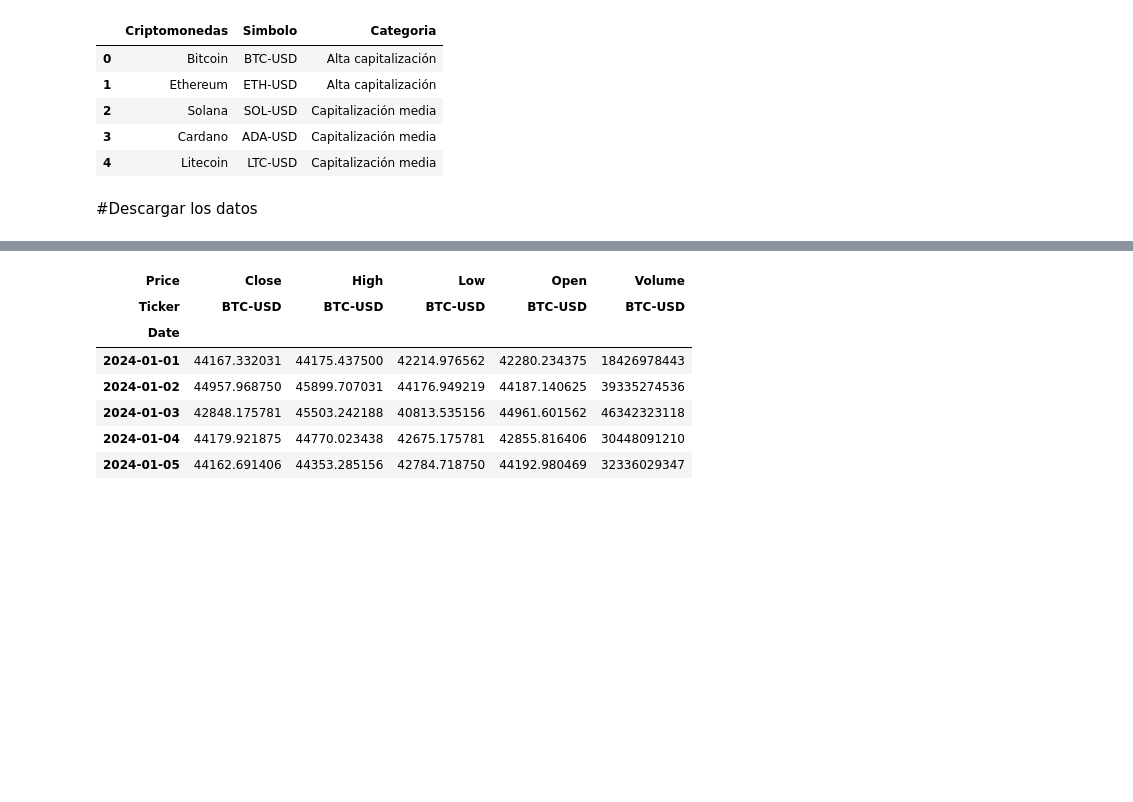
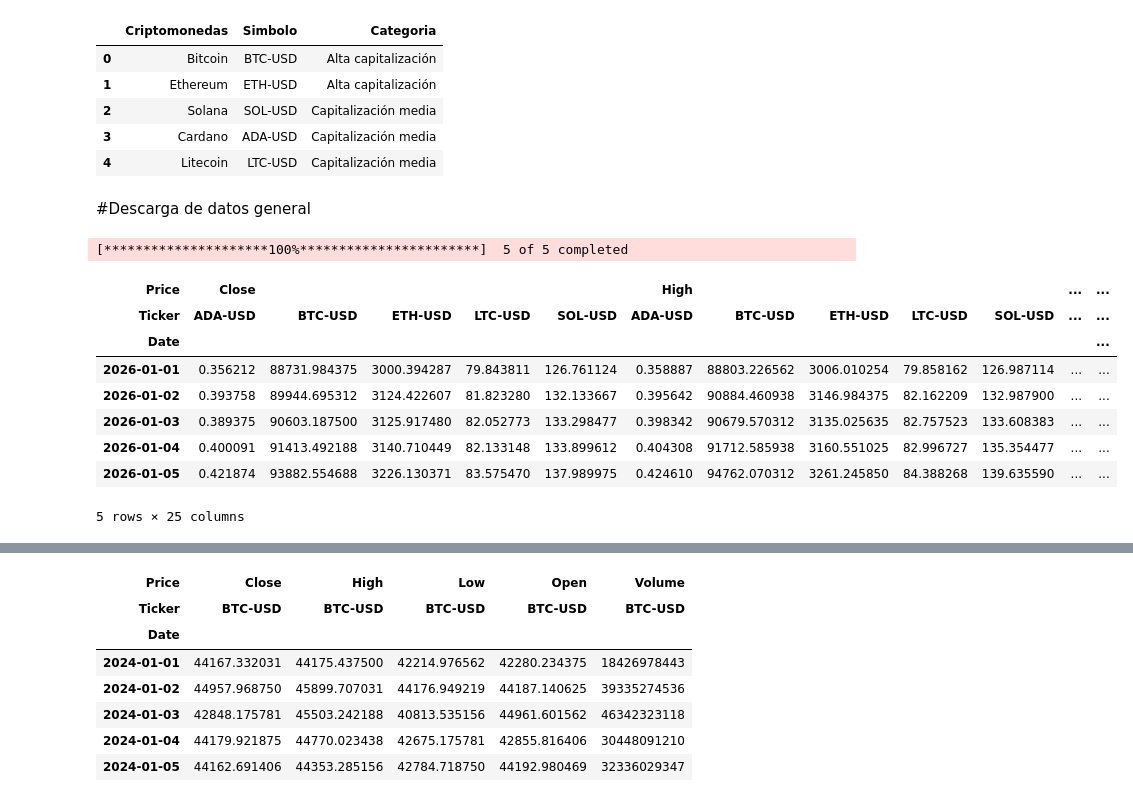
Before and after one commit to fraygoezdavid/Lenguajes_de_programacion, a Jupyter notebook: Proyecto_Cripto_Entregable.ipynb, the cells around one changed output, grey strips where cells are left out. Saved outputs shown, nothing was run; the diff lists cells and outputs as text; code cells hidden in the pictures; blank space fills up the shorter version.

```diff
--- a/Proyecto_Cripto_Entregable.ipynb
+++ b/Proyecto_Cripto_Entregable.ipynb
@@ -71,5 +71,19 @@ df
 | 4 | Litecoin | LTC-USD | Capitalización media |
 # %%
 tickers = ['BTC-USD', 'ETH-USD', 'SOL-USD', 'ADA-USD', 'LTC-USD' ]
-# %% [markdown]
-#Descargar los datos
+# %% [markdown]
+#Descarga de datos general
+# %%
+datos = yf.download (tickers, start='2026-01-01', end='2026-05-12', interval='1d')
+datos.head()
+# %% [output]
+[*********************100%***********************]  5 of 5 completed
+| Price | Close |  |  |  |  | High |  |  |  |  | ... | ... |
+| Ticker | ADA-USD | BTC-USD | ETH-USD | LTC-USD | SOL-USD | ADA-USD | BTC-USD | ETH-USD | LTC-USD | SOL-USD | ... | ... |
+| Date |  |  |  |  |  |  |  |  |  |  |  | ... |
+| 2026-01-01 | 0.356212 | 88731.984375 | 3000.394287 | 79.843811 | 126.761124 | 0.358887 | 88803.226562 | 3006.010254 | 79.858162 | 126.987114 | ... | ... |
+| 2026-01-02 | 0.393758 | 89944.695312 | 3124.422607 | 81.823280 | 132.133667 | 0.395642 | 90884.460938 | 3146.984375 | 82.162209 | 132.987900 | ... | ... |
+| 2026-01-03 | 0.389375 | 90603.187500 | 3125.917480 | 82.052773 | 133.298477 | 0.398342 | 90679.570312 | 3135.025635 | 82.757523 | 133.608383 | ... | ... |
+| 2026-01-04 | 0.400091 | 91413.492188 | 3140.710449 | 82.133148 | 133.899612 | 0.404308 | 91712.585938 | 3160.551025 | 82.996727 | 135.354477 | ... | ... |
+| 2026-01-05 | 0.421874 | 93882.554688 | 3226.130371 | 83.575470 | 137.989975 | 0.424610 | 94762.070312 | 3261.245850 | 84.388268 | 139.635590 | ... | ... |
+5 rows × 25 columns
```
Also changed, not shown: parts of 9 cells of this notebook.
